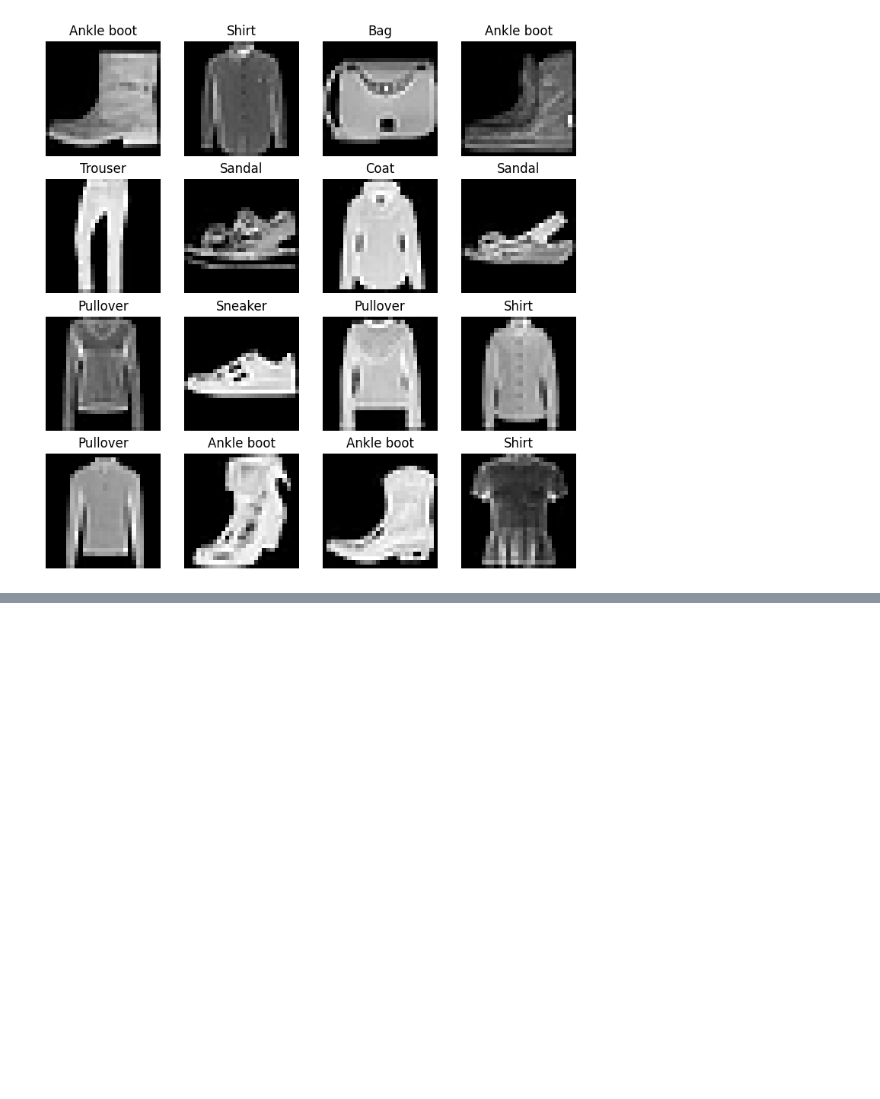
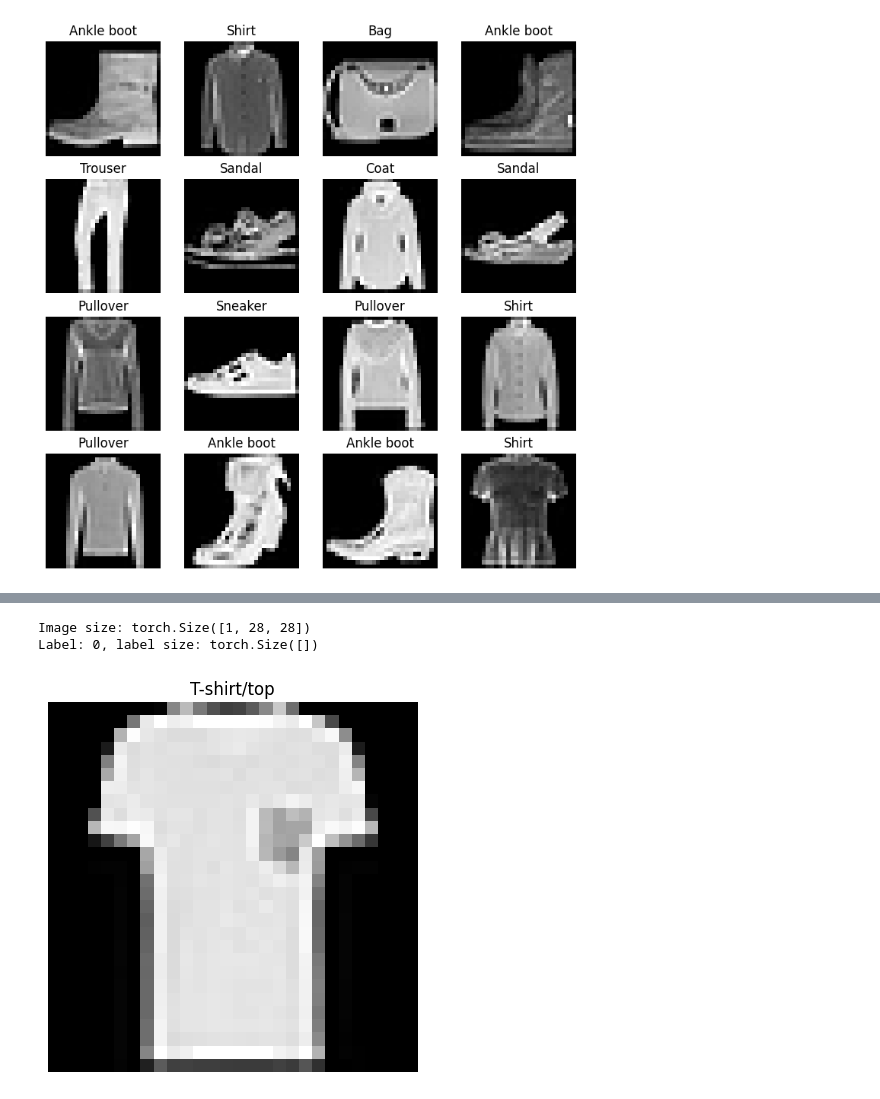
Before and after one commit to ggalindo11/Pytorch_Fundamentals, a Jupyter notebook: 03_pytorch_computer_vision.ipynb, the cells around one changed output, grey strips where cells are left out. Cells and saved outputs as stored; diff of their text form; code cells hidden in the pictures; blank space fills up the shorter version.

```diff
--- a/03_pytorch_computer_vision.ipynb
+++ b/03_pytorch_computer_vision.ipynb
@@ -153,0 +163,17 @@ for i in range(1, rows*cols+1):
+# %%
+# Import DataLoader
+from torch.utils.data import DataLoader
+
+# Setup the batch_size hyperparameter
+BATCH_SIZE = 32
+
+# Turn Datasets into iterables (batches)
+train_dataloader = DataLoader(dataset=train_data,   # the dataset to learn from
+                              batch_size=BATCH_SIZE,    # the size of each batch
+                              shuffle=True)     # shuffle the data
+
+test_dataloader = DataLoader(dataset=test_data,
+                             batch_size=BATCH_SIZE,
+                             shuffle=True)
+
+train_dataloader, test_dataloader
@@ -153,0 +194,4 @@ for i in range(1, rows*cols+1):
+# %%
+# See whats happening inside the training dataloader
+train_features_batch, train_labels_batch = next(iter(train_dataloader))
+train_features_batch.shape, train_labels_batch.shape
@@ -153,0 +209,16 @@ for i in range(1, rows*cols+1):
+# %%
+# Show a sample
+torch.manual_seed(42)
+random_idx = torch.randint(0, len(train_features_batch), size=[1]).item()   # Random int between 0 and 1875, as a 1D tensor (scalar) & convert to python int
+img, label = train_features_batch[random_idx], train_labels_batch[random_idx]   # Get image & label from random index
+
+plt.imshow(img.squeeze(), cmap='gray')
+plt.title(class_names[label])
+plt.axis(False)
+
+print(f"Image size: {img.shape}")
+print(f"Label: {label}, label size: {label.shape}")
+# %% [output]
+Image size: torch.Size([1, 28, 28])
+Label: 0, label size: torch.Size([])
+[figure, added]
```
Also changed, not shown: parts of 18 cells of this notebook, 1 other file.
